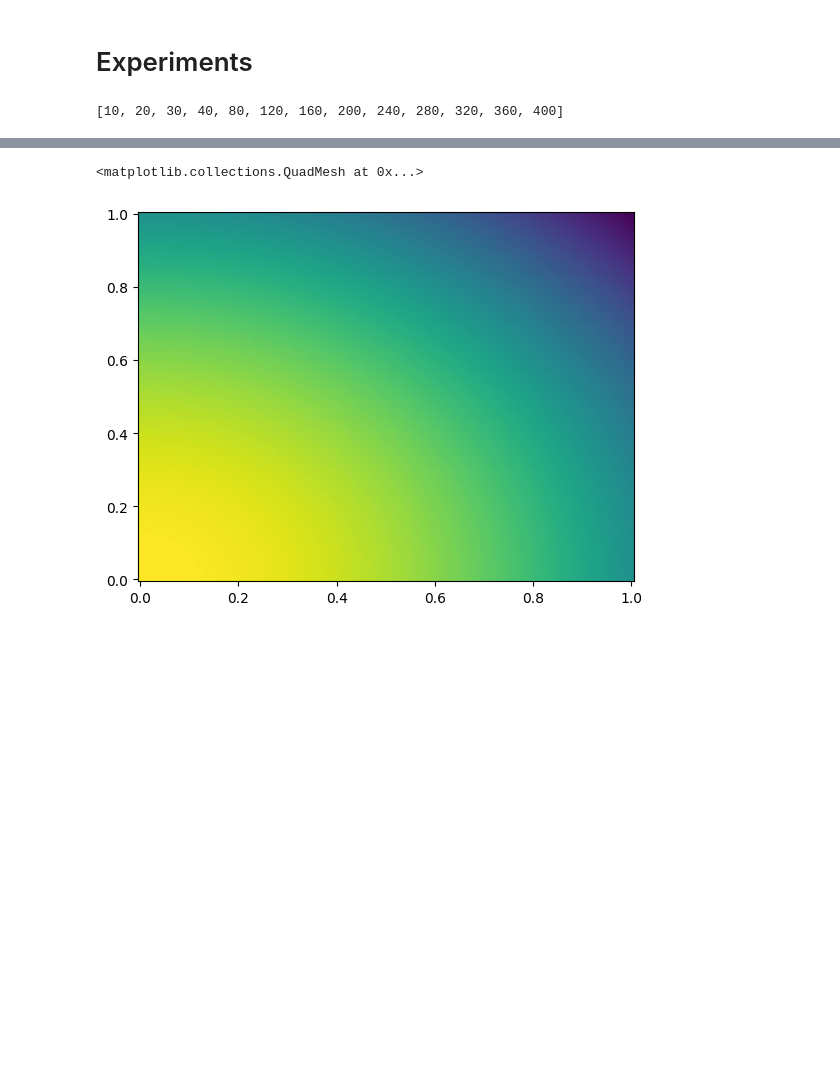
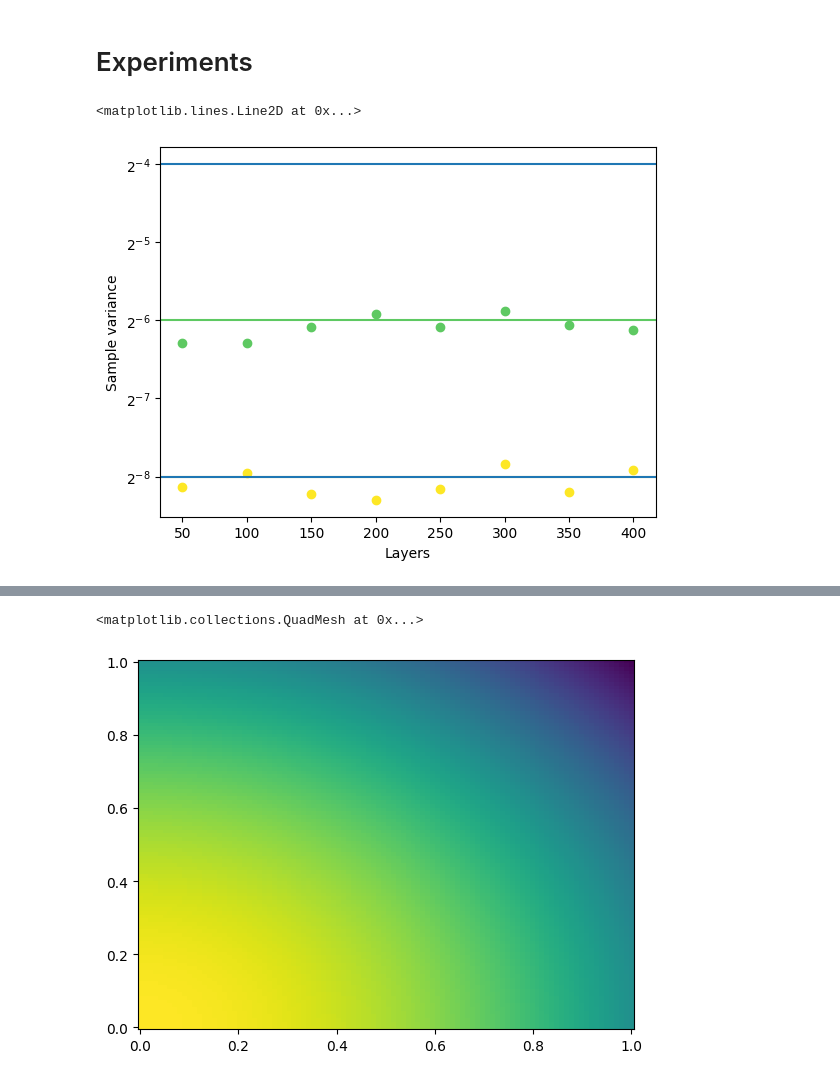
Before and after one commit to idnm/barren_traps, a Jupyter notebook: barren_traps.ipynb, the cells around one changed output, grey strips where cells are left out. Saved outputs shown, nothing was run; the diff lists cells and outputs as text; code cells hidden in the pictures; blank space fills up the shorter version.

```diff
--- a/barren_traps.ipynb
+++ b/barren_traps.ipynb
@@ -244,4 +288,0 @@ experiment_main = Experiment('main')
-# %%
-list(range(10, 40, 10)) + list(range(40, 400+1, 40))
-# %% [output]
-[10, 20, 30, 40, 80, 120, 160, 200, 240, 280, 320, 360, 400]
@@ -247,0 +296,7 @@ list(range(10, 40, 10)) + list(range(40, 400+1, 40))
+# %%
+experiment_bp.plot_results_bp()
+plt.axhline(2**-4)
+plt.axhline(2**-8)
+# %% [output]
+<matplotlib.lines.Line2D at 0x...>
+[figure, added]
```
Also changed, not shown: parts of 11 cells of this notebook.
